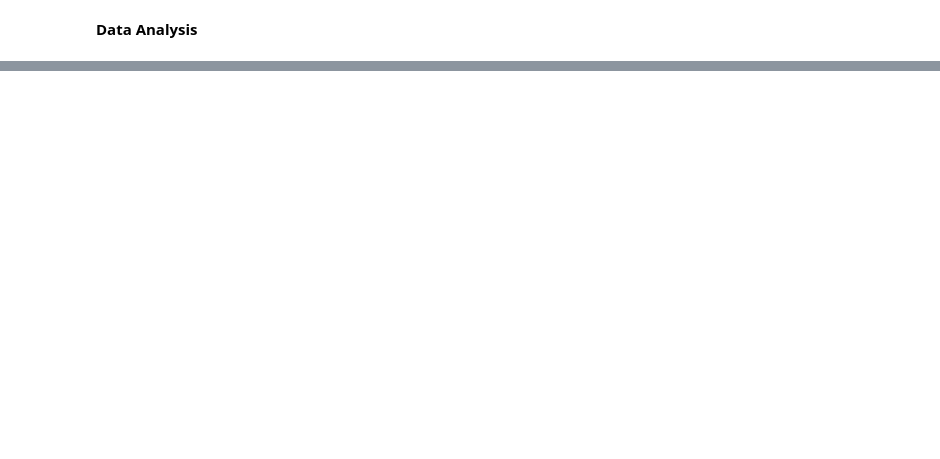
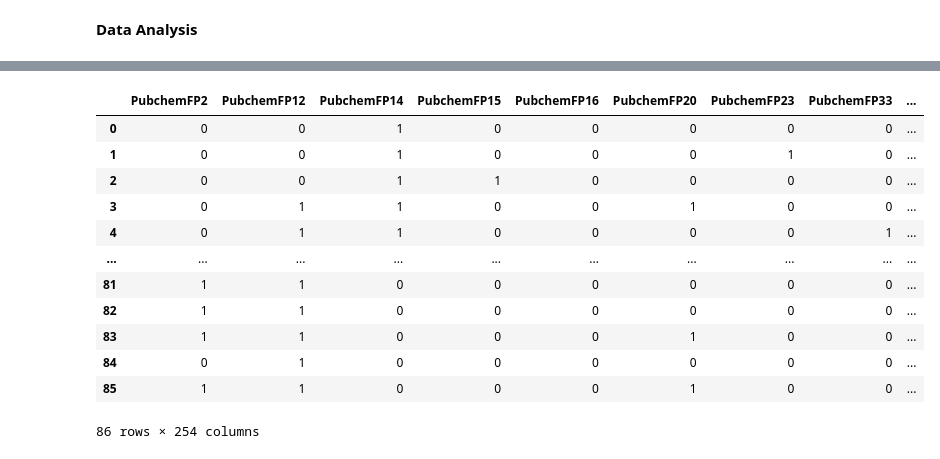
Before and after one commit to itsNileshHere/Drug-Discovery, a Jupyter notebook: Drug Detection.ipynb, the cells around one changed output, grey strips where cells are left out. Drawn from its saved outputs; the diff is of its cells as text; code cells hidden in the pictures; blank space fills up the shorter version.

```diff
--- a/Drug Detection.ipynb
+++ b/Drug Detection.ipynb
@@ -249,8 +460,28 @@ df3_Y
 # %%
 from sklearn.feature_selection import VarianceThreshold
-selection = VarianceThreshold(threshold=(.8 * (1 - .8)))
-df3_X = selection.fit_transform(df3_X)
-# df3_X.shape
+
+def remove_low_variance(input_data, threshold=0.1):
+    selection = VarianceThreshold(threshold)
+    selected_data = selection.fit_transform(input_data)
+    selected_columns = input_data.columns[selection.get_support(indices=True)]
+    return pd.DataFrame(selected_data, columns=selected_columns)
+
+df3_X = remove_low_variance(df3_X, threshold=0.1)
+df3_X
+# %% [output]
+|  | PubchemFP2 | PubchemFP12 | PubchemFP14 | PubchemFP15 | PubchemFP16 | PubchemFP20 | PubchemFP23 | PubchemFP33 | ... |
+| 0 | 0 | 0 | 1 | 0 | 0 | 0 | 0 | 0 | ... |
+| 1 | 0 | 0 | 1 | 0 | 0 | 0 | 1 | 0 | ... |
+| 2 | 0 | 0 | 1 | 1 | 0 | 0 | 0 | 0 | ... |
+| 3 | 0 | 1 | 1 | 0 | 0 | 1 | 0 | 0 | ... |
+| 4 | 0 | 1 | 1 | 0 | 0 | 0 | 0 | 1 | ... |
+| ... | ... | ... | ... | ... | ... | ... | ... | ... | ... |
+| 81 | 1 | 1 | 0 | 0 | 0 | 0 | 0 | 0 | ... |
+| 82 | 1 | 1 | 0 | 0 | 0 | 0 | 0 | 0 | ... |
+| 83 | 1 | 1 | 0 | 0 | 0 | 1 | 0 | 0 | ... |
+| 84 | 0 | 1 | 0 | 0 | 0 | 0 | 0 | 0 | ... |
+| 85 | 1 | 1 | 0 | 0 | 0 | 1 | 0 | 0 | ... |
+86 rows × 254 columns
 # %%
 from sklearn.model_selection import train_test_split
 
```
Also changed, not shown: parts of 38 cells of this notebook, 1 other file.
